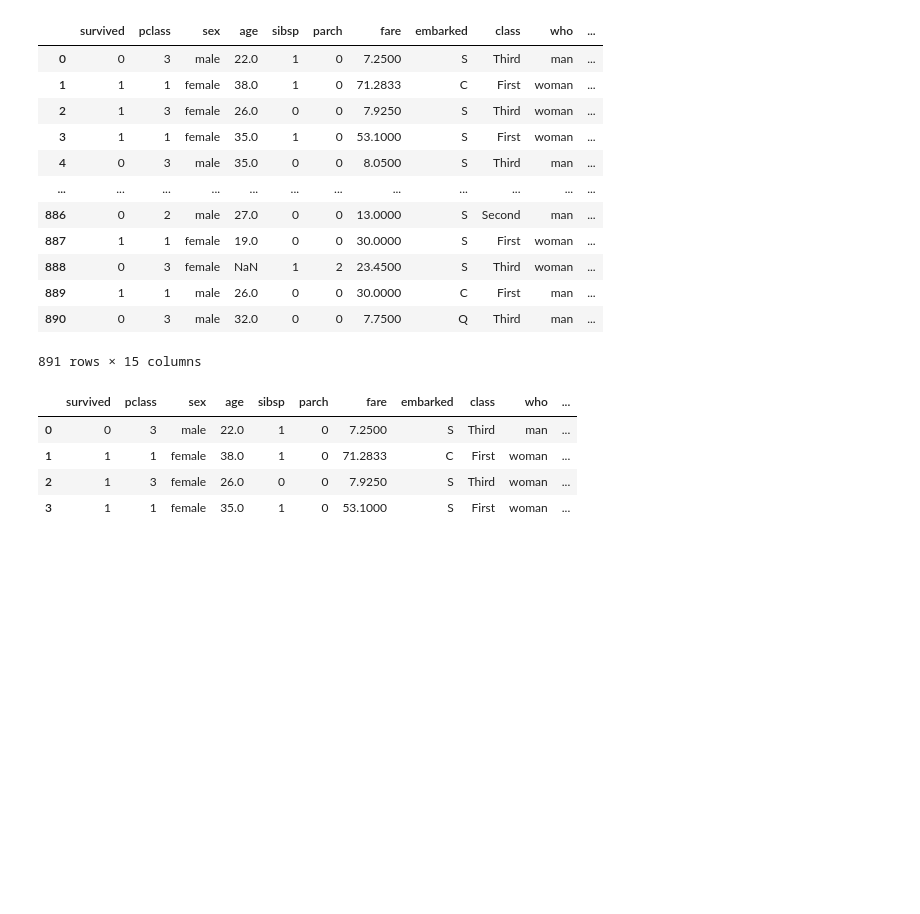
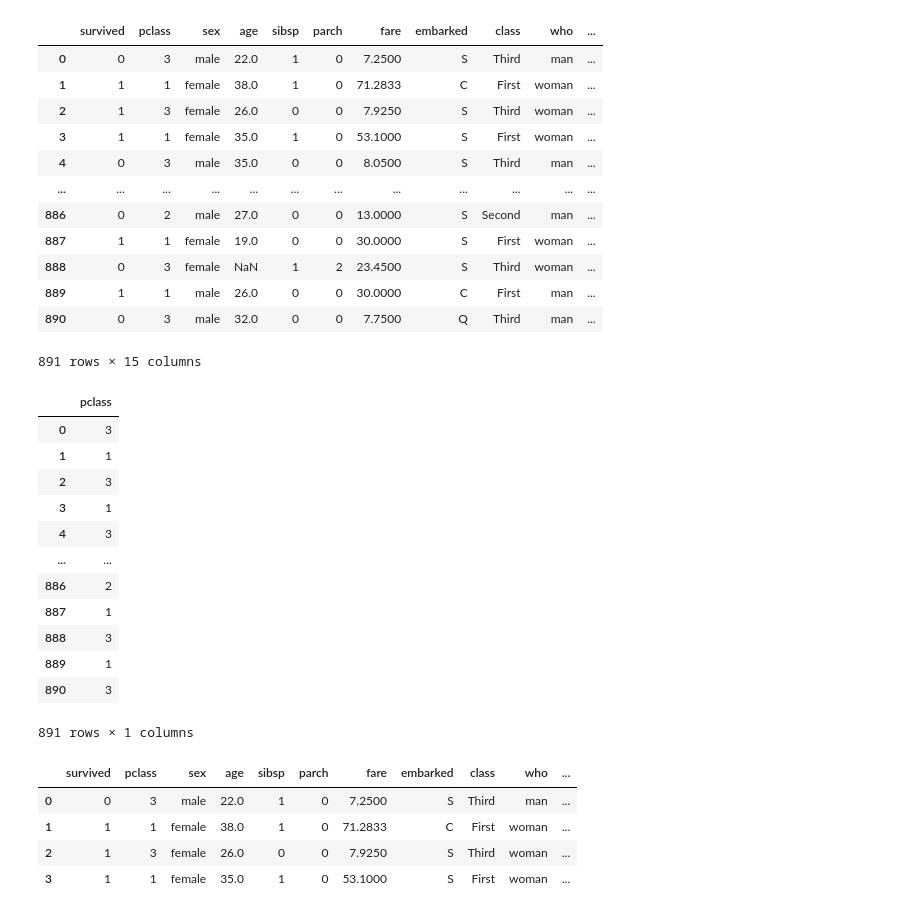
Before and after one commit to jeraldtj-3/python_snippets, a Jupyter notebook: pandas and numpy/pandas_note1.ipynb, the cells around one changed output. Saved outputs shown, nothing was run; the diff lists cells and outputs as text; code cells hidden in the pictures; blank space fills up the shorter version.

```diff
--- a/pandas and numpy/pandas_note1.ipynb
+++ b/pandas and numpy/pandas_note1.ipynb
@@ -20,6 +20,22 @@ df
 | 889 | 1 | 1 | male | 26.0 | 0 | 0 | 30.0000 | C | First | man | ... |
 | 890 | 0 | 3 | male | 32.0 | 0 | 0 | 7.7500 | Q | Third | man | ... |
 891 rows × 15 columns
+# %%
+df[['pclass']]
+# %% [output]
+|  | pclass |
+| 0 | 3 |
+| 1 | 1 |
+| 2 | 3 |
+| 3 | 1 |
+| 4 | 3 |
+| ... | ... |
+| 886 | 2 |
+| 887 | 1 |
+| 888 | 3 |
+| 889 | 1 |
+| 890 | 3 |
+891 rows × 1 columns
 # %%
 # getting the first records
 df.head(4)
```
Also changed, not shown: parts of 2 cells of this notebook.
